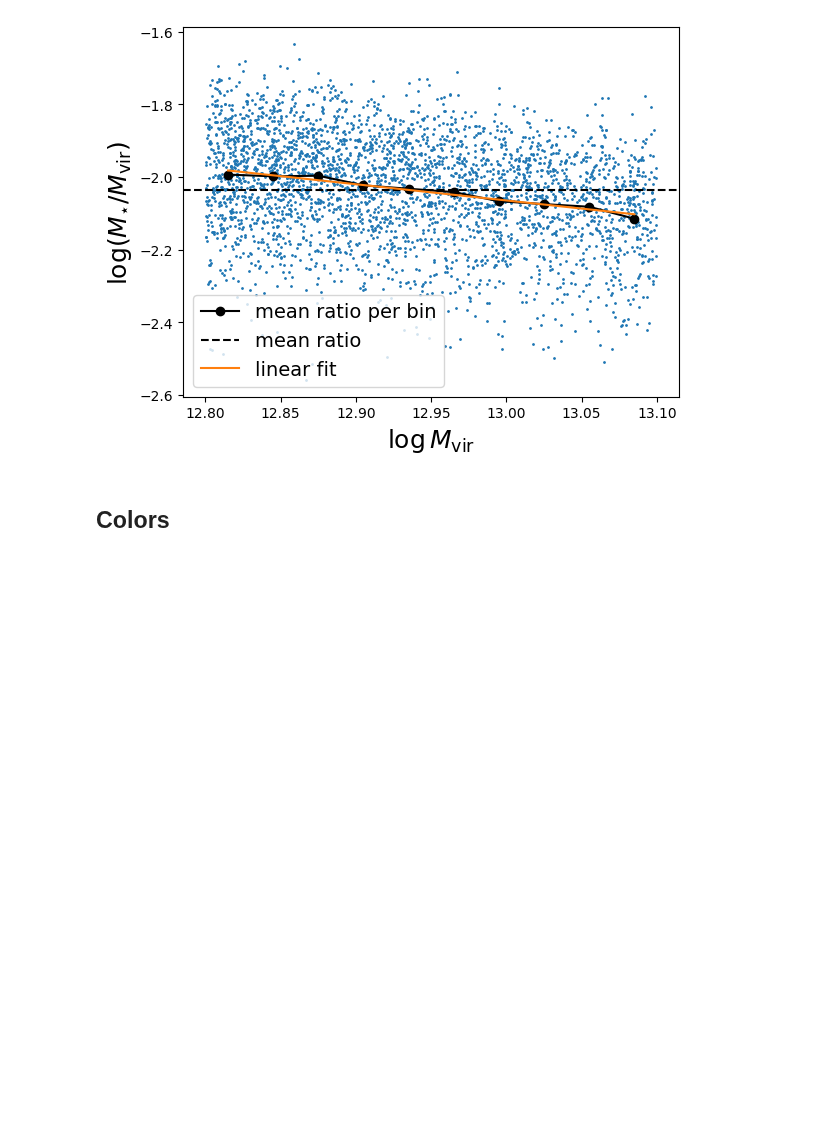
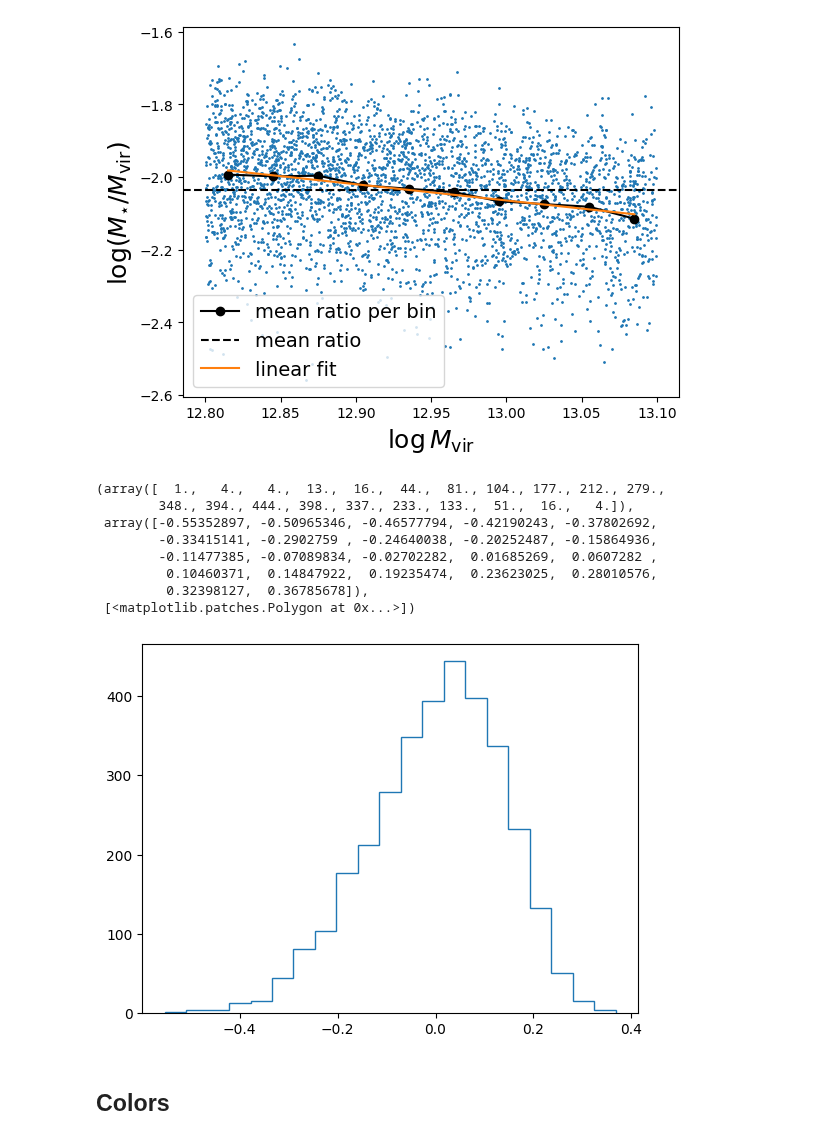
Before and after one commit to ismael-mendoza/nbody-relaxed, a Jupyter notebook: notebooks/wip/tng1.ipynb, the cells around one changed output. Cells and saved outputs as stored; diff of their text form; code cells hidden in the pictures; blank space fills up the shorter version.

```diff
--- a/notebooks/wip/tng1.ipynb
+++ b/notebooks/wip/tng1.ipynb
@@ -115,10 +141,21 @@ def _setup_mah_and_cat(trees_file: str, present_snapfile:str, metadata_file:str,
     halo_ids = np.array([t['IndexInHaloTable'][-1] for t in trees])[kp_idx]
     cat = cat.iloc[halo_ids]
 
-    return {'mah': mah, 'present_cat': cat, 'scales': scales,
-            'm_peak': m_peak, 'gmass': mah[:, -1],
-            'trees': trees, 'halo_ids': halo_ids,
-            'z': zs, 'snaps': snaps,
+    # sort everything by 'SubhaloID' for good measure
+    subhalo_id = cat['SubhaloID'].values
+    sort_idx = np.argsort(subhalo_id)
+    mah = mah[sort_idx]
+    m_peak = m_peak[sort_idx]
+    halo_ids = halo_ids[sort_idx]
+    cat = cat.sort_values(by='SubhaloID')
+
+    # post processing quantities
+    cat['Vmax_DM/V_vir_DM'] = _get_vmax_over_vvir(cat)
+
+
+    return {'present_cat': cat, 'trees': trees, 'halo_ids': halo_ids,
+            'mah': mah, 'm_peak': m_peak, 'gmass': mah[:, -1],
+            'z': zs, 'snaps': snaps, 'scales': scales,
             }
 # %% [markdown]
 # TNG300-1
@@ -249,7 +284,21 @@ plt.legend(loc='best', fontsize=14)
 [figure]
 # %%
 # finally, calculate deviation from mean log ratio
-deviation = ratio - (m * mvir + b)
+#  want \Delta Log ( M_star )
+m_star_dev = cat['Mstar_30pkpc'] - np.log10(10**(m * mvir + b) * 10**mvir)
+m_star_dev = m_star_dev.values
+# %%
+plt.hist(m_star_dev, histtype='step', bins=21)
+# %% [output]
+(array([  1.,   4.,   4.,  13.,  16.,  44.,  81., 104., 177., 212., 279.,
+        348., 394., 444., 398., 337., 233., 133.,  51.,  16.,   4.]),
+ array([-0.55352897, -0.50965346, -0.46577794, -0.42190243, -0.37802692,
+        -0.33415141, -0.2902759 , -0.24640038, -0.20252487, -0.15864936,
+        -0.11477385, -0.07089834, -0.02702282,  0.01685269,  0.0607282 ,
+         0.10460371,  0.14847922,  0.19235474,  0.23623025,  0.28010576,
+         0.32398127,  0.36785678]),
+ [<matplotlib.patches.Polygon at 0x...>])
+[figure, added]
 # %% [markdown]
 ## Colors
 # %%
```
Also changed, not shown: parts of 6 cells of this notebook.
